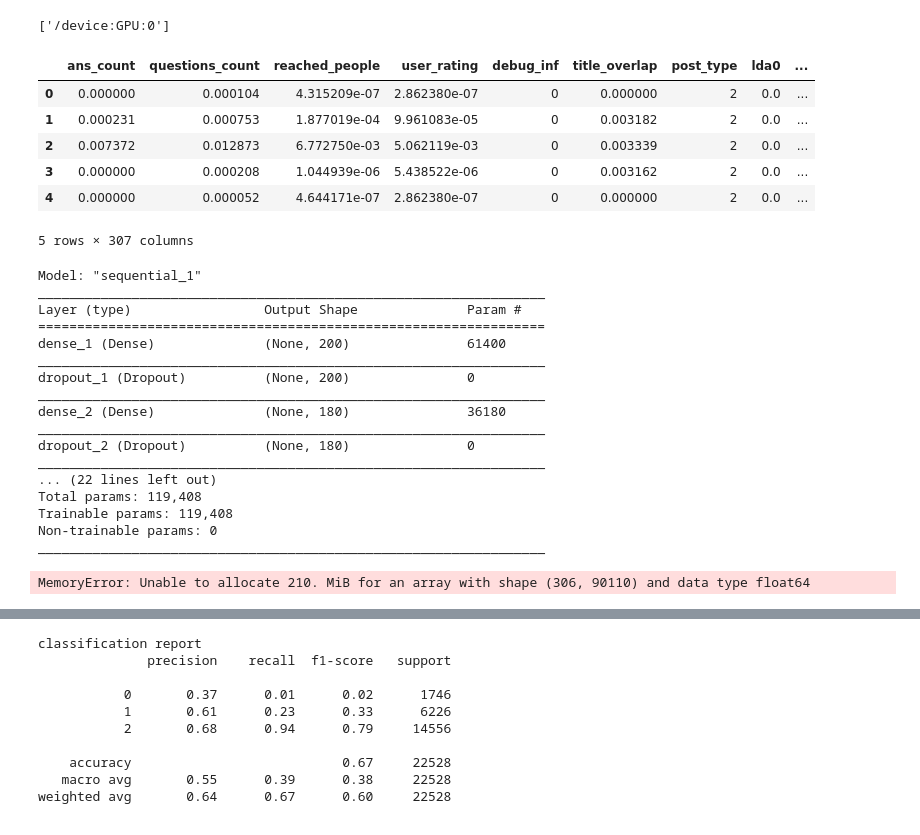
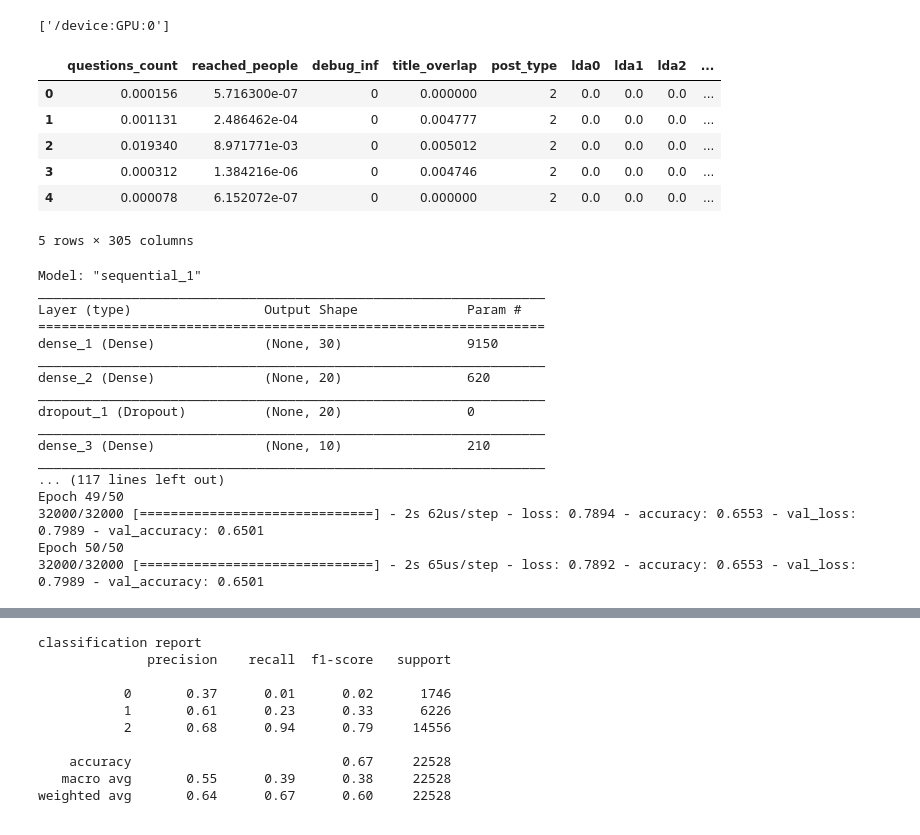
Before and after one commit to P4ll/stackoverflow, a Jupyter notebook: qtester/exp/nn/models_test.ipynb, the cells around one changed output, grey strips where cells are left out. Cells and saved outputs as stored; diff of their text form; code cells hidden in the pictures.

```diff
--- a/qtester/exp/nn/models_test.ipynb
+++ b/qtester/exp/nn/models_test.ipynb
@@ -27,3 +29,5 @@ base_path = "d:/work/stackoverflow/"
 base_path_nn = base_path + "exp/nn/"
 # %% [output]
 Using TensorFlow backend.
+# %%
+data = pd.read_csv(base_path + 'text3.csv')
@@ -44,34 +73,34 @@ def get_norms(ser):
     #return [[i] for i in normalize(ser[:,np.newaxis], axis=0).ravel()]
 # %%
 data = pd.read_csv(base_path + 'text3.csv')
-data = data
+data = data[:50000]
 
 #data['lda'] = [[float(b) for b in a.strip('[]').split(', ')] for a in data['lda']]
 #data['lda'] = data['lda'].tolist()
 
 data['title_overlap'] = get_norms(data['title_overlap'])
 data['ans_count'] = get_norms(data['ans_count'])
 data['questions_count'] = get_norms(data['questions_count'])
 data['reached_people'] = get_norms(data['reached_people'])
 data['user_rating'] = get_norms(data['user_rating'])
 
-data = data.drop(['id_post', 'id_user'], axis=1)
+data = data.drop(['id_post', 'id_user', 'user_rating', 'ans_count'], axis=1)
 
 train_data, test_data = data_divider(data)
 x_train = train_data.drop('post_type', axis=1)
 y_train = train_data['post_type']
 x_test = test_data.drop('post_type', axis=1)
 y_test = test_data['post_type']
 
 data[:5]
 # %% [output]
-|  | ans_count | questions_count | reached_people | user_rating | debug_inf | title_overlap | post_type | lda0 | ... |
-| 0 | 0.000000 | 0.000104 | 4.315209e-07 | 2.862380e-07 | 0 | 0.000000 | 2 | 0.0 | ... |
-| 1 | 0.000231 | 0.000753 | 1.877019e-04 | 9.961083e-05 | 0 | 0.003182 | 2 | 0.0 | ... |
-| 2 | 0.007372 | 0.012873 | 6.772750e-03 | 5.062119e-03 | 0 | 0.003339 | 2 | 0.0 | ... |
-| 3 | 0.000000 | 0.000208 | 1.044939e-06 | 5.438522e-06 | 0 | 0.003162 | 2 | 0.0 | ... |
-| 4 | 0.000000 | 0.000052 | 4.644171e-07 | 2.862380e-07 | 0 | 0.000000 | 2 | 0.0 | ... |
+|  | questions_count | reached_people | debug_inf | title_overlap | post_type | lda0 | lda1 | lda2 | ... |
+| 0 | 0.000156 | 5.716300e-07 | 0 | 0.000000 | 2 | 0.0 | 0.0 | 0.0 | ... |
+| 1 | 0.001131 | 2.486462e-04 | 0 | 0.004777 | 2 | 0.0 | 0.0 | 0.0 | ... |
+| 2 | 0.019340 | 8.971771e-03 | 0 | 0.005012 | 2 | 0.0 | 0.0 | 0.0 | ... |
+| 3 | 0.000312 | 1.384216e-06 | 0 | 0.004746 | 2 | 0.0 | 0.0 | 0.0 | ... |
+| 4 | 0.000078 | 6.152072e-07 | 0 | 0.000000 | 2 | 0.0 | 0.0 | 0.0 | ... |
-5 rows × 307 columns
+5 rows × 305 columns
 # %%
 classifier = Sequential()
 
@@ -102,28 +136,27 @@ classifier.compile(optimizer = 'rmsprop', loss = 'sparse_categorical_crossentrop
 # %%
 classifier.summary()
 
-history = classifier.fit(x_train, y_train, validation_split=0.2, batch_size = 128, nb_epoch = 50)
+history = classifier.fit(x_train, y_train, validation_split=0.2, batch_size = 128, nb_epoch = 50, verbose=1)
 
-classifier.save("model_tmp.ser")
+#classifier.save("model_tmp.ser")
 # %% [output]
 Model: "sequential_1"
 _________________________________________________________________
 Layer (type)                 Output Shape              Param #
 =================================================================
-dense_1 (Dense)              (None, 200)               61400
+dense_1 (Dense)              (None, 30)                9150
 _________________________________________________________________
-dropout_1 (Dropout)          (None, 200)               0
+dense_2 (Dense)              (None, 20)                620
 _________________________________________________________________
-dense_2 (Dense)              (None, 180)               36180
+dropout_1 (Dropout)          (None, 20)                0
 _________________________________________________________________
-dropout_2 (Dropout)          (None, 180)               0
+dense_3 (Dense)              (None, 10)                210
 _________________________________________________________________
-... (22 lines left out)
-Total params: 119,408
-Trainable params: 119,408
-Non-trainable params: 0
-_________________________________________________________________
+... (117 lines left out)
+Epoch 49/50
+32000/32000 [==============================] - 2s 62us/step - loss: 0.7894 - accuracy: 0.6553 - val_loss: 0.7989 - val_accuracy: 0.6501
+Epoch 50/50
+32000/32000 [==============================] - 2s 65us/step - loss: 0.7892 - accuracy: 0.6553 - val_loss: 0.7989 - val_accuracy: 0.6501
-MemoryError: Unable to allocate 210. MiB for an array with shape (306, 90110) and data type float64
 # %%
 def res_eval(goal, res):
     #eval_res(res, y_test, history)
```
Also changed, not shown: parts of 6 cells of this notebook, 2 other files.
